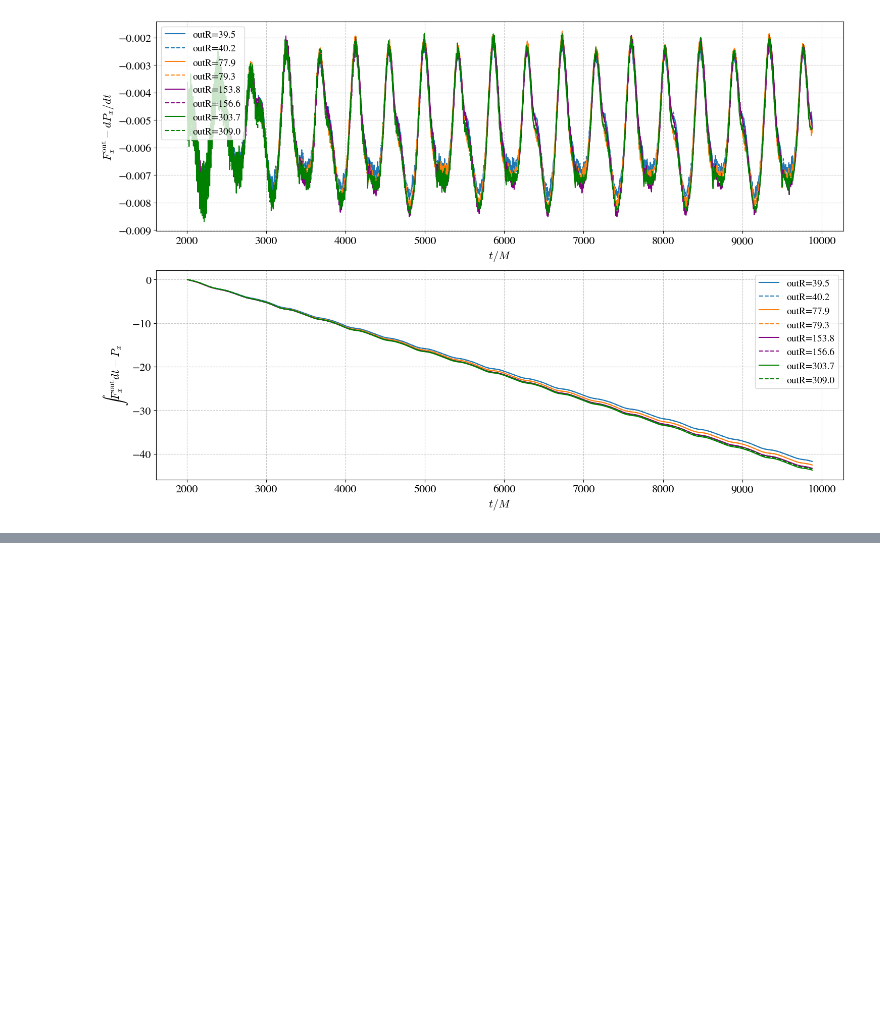
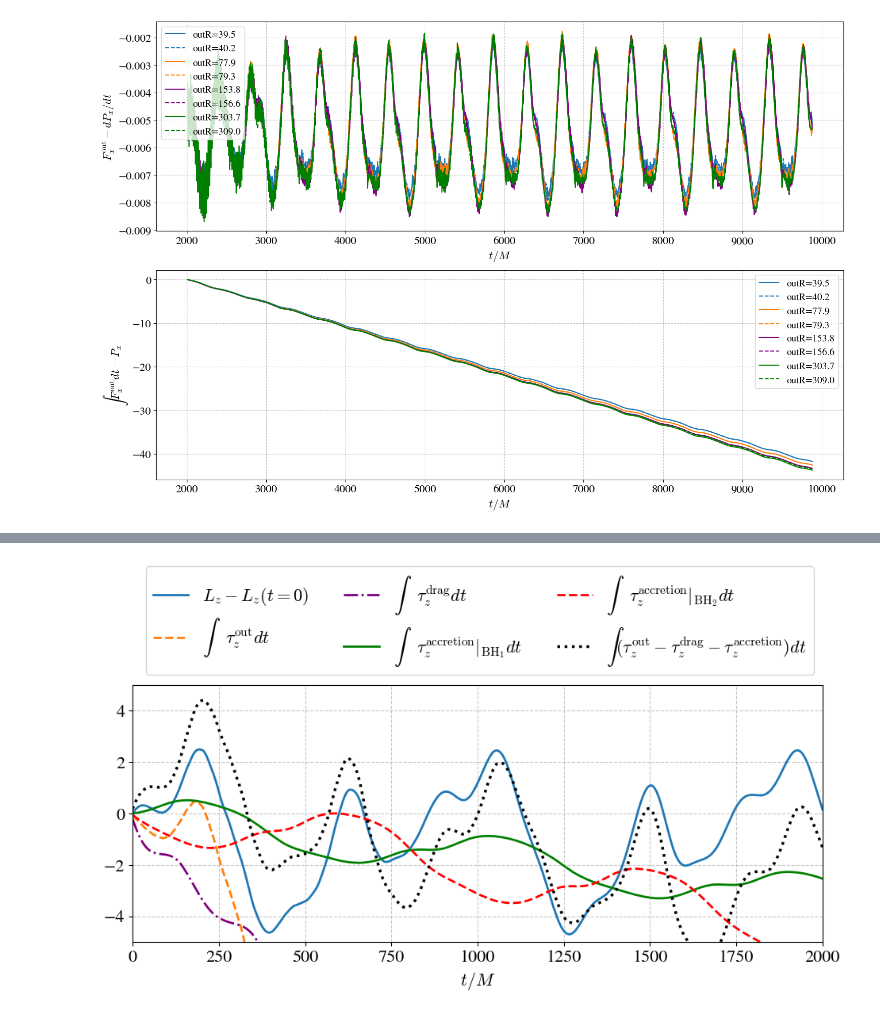
Before and after one commit to XinShuo-ph/plot_scripts, a Jupyter notebook: check_gamma_factor.ipynb, the cells around one changed output, grey strips where cells are left out. Cells and saved outputs as stored; diff of their text form; code cells hidden in the pictures; blank space fills up the shorter version.

```diff
--- a/check_gamma_factor.ipynb
+++ b/check_gamma_factor.ipynb
@@ -363,0 +566,92 @@ plt.show()
+# %%
+# now check the torque and fix the psipow
+outR=outRs[-4]
+print(outR)
+excise_factor = 1.5
+psipow_volume = 0
+psipow_surface = -2
+psipow_surface_correction = -2
+
+
+simname = '250528_BBH_r70_moreplots_restart'
+
+
+
+rundir = basedir + simname +"/"
+
+results = np.load(plotdir+f"{simname}_2d_integrals_outR{outR:.1f}_excise{excise_factor}_psipow{psipow_volume:.1f}_parallel.npy")
+results_sur = np.load(plotdir+f"{simname}_2d_integrals_surface_outR{outR:.1f}_excise{excise_factor}_psipow{psipow_surface:.1f}_psipow_surface_correction{psipow_surface_correction:.1f}_parallel.npy")
+
+
+
+# remove the first 2 data points in results_sur and results
+results = results[80:]
+results_sur = results_sur[80:]
+
+
+dt = results[1,0] - results[0,0]
+dt_sur = results_sur[1,0] - results_sur[0,0]
+cumulative_sum = np.cumsum(results[:,7])*dt # - results[0,7]*dt
+cumulative_sum_sur = np.cumsum(results_sur[:,11])*dt_sur # - results_sur[0,11]*dt_sur
+cumulative_sum_sur_bh1 = np.cumsum(results_sur[:,12])*dt_sur # - results_sur[0,12]*dt_sur
+cumulative_sum_sur_bh2 = np.cumsum(results_sur[:,13])*dt_sur # - results_sur[0,13]*dt_sur
+plt.rcParams.update({
+    "text.usetex": False,
+    "mathtext.fontset": 'cm',  # Computer Modern font - looks like LaTeX
+    "font.family": 'STIXGeneral'
+})
+plt.figure(figsize=(10, 6))
+fontsize = 16
+
+# Define colors and line styles for better visual distinction
+colors = ['#1f77b4', '#ff7f0e', 'purple', 'g', 'r', '#8c564b']
+line_styles = ['-', '--', '-.', '-', '--', ':']
+line_widths = [2, 2, 2, 2, 2, 2.5]
+
+plt.plot(results[:,0]-results[0,0], (results[:,8]-results[0,8]),
+         color=colors[0], linestyle=line_styles[0], linewidth=line_widths[0],
+         label=r'$L_z-L_z(t=0)$')
+plt.plot(results[:,0]-results[0,0], -cumulative_sum_sur,
+         color=colors[1], linestyle=line_styles[1], linewidth=line_widths[1],
+         label=r'$\int$   $\tau^{\mathrm{out}}_z dt$')
+plt.plot(results_sur[:,0]-results[0,0], cumulative_sum,
+         color=colors[2], linestyle=line_styles[2], linewidth=line_widths[2],
+         label=r'$\int$   $\tau^{\mathrm{drag}}_z dt$')
+plt.plot(results_sur[:,0]-results[0,0], -cumulative_sum_sur_bh1/np.pi,
+         color=colors[3], linestyle=line_styles[3], linewidth=line_widths[3],
+         label=r'$\int$   $\tau^{\mathrm{accretion}}_z |_{\mathrm{BH_1}} dt$')
+plt.plot(results_sur[:,0]-results[0,0], -cumulative_sum_sur_bh2/np.pi,
+         color=colors[4], linestyle=line_styles[4], linewidth=line_widths[4],
+         label=r'$\int$   $\tau^{\mathrm{accretion}}_z |_{\mathrm{BH_2}} dt$')
+plt.plot(results_sur[:,0]-results[0,0], -cumulative_sum_sur-cumulative_sum + (cumulative_sum_sur_bh1+cumulative_sum_sur_bh2)/np.pi*0.9 ,
+         color='black', linestyle=line_styles[5], linewidth=line_widths[5],
+         label=r'$\int (\tau^{\mathrm{out}}_z-\tau^{\mathrm{drag}}_z-\tau^{\mathrm{accretion}}_z) dt$')
+
+
+plt.xlabel('$t/M$', fontsize=fontsize)
+plt.xticks(fontsize=fontsize)
+plt.yticks(fontsize=fontsize)
+plt.grid(True, linestyle='--', alpha=0.7)
+# plt.legend(fontsize=fontsize, loc='center right', bbox_to_anchor=(1.0, 0.53), ncol=2)
+plt.legend(fontsize=fontsize, loc='center right', bbox_to_anchor=(1.0, 1.25), ncol=3)
+
+plt.xlim(0,2000)
+plt.ylim(-5,5)
+plt.tight_layout()
+
+# plt.savefig("tmp2.png",bbox_inches="tight")
+
+plt.figure(figsize=(10, 6))
+# plot the residual excluding the accretion torque
+plt.plot(results_sur[:,0]-results[0,0], -cumulative_sum_sur-cumulative_sum - (results[:,8]-results[0,8]),
+         color='black',
+         label=r'residual excluding accretion torque')
+
+plt.xlabel('$t/M$', fontsize=fontsize)
+plt.xticks(fontsize=fontsize)
+plt.yticks(fontsize=fontsize)
+plt.grid(True, linestyle='--', alpha=0.7)
+# plt.legend(fontsize=fontsize, loc='center right', bbox_to_anchor=(1.0, 0.53), ncol=2)
+plt.legend(fontsize=fontsize, loc='center right', bbox_to_anchor=(1.0, 1.25), ncol=3)
+plt.tight_layout()
+# %% [output]
@@ -363,0 +659 @@ plt.show()
+[figure, added]
```
Also changed, not shown: parts of 4 cells of this notebook, 12 other files.
